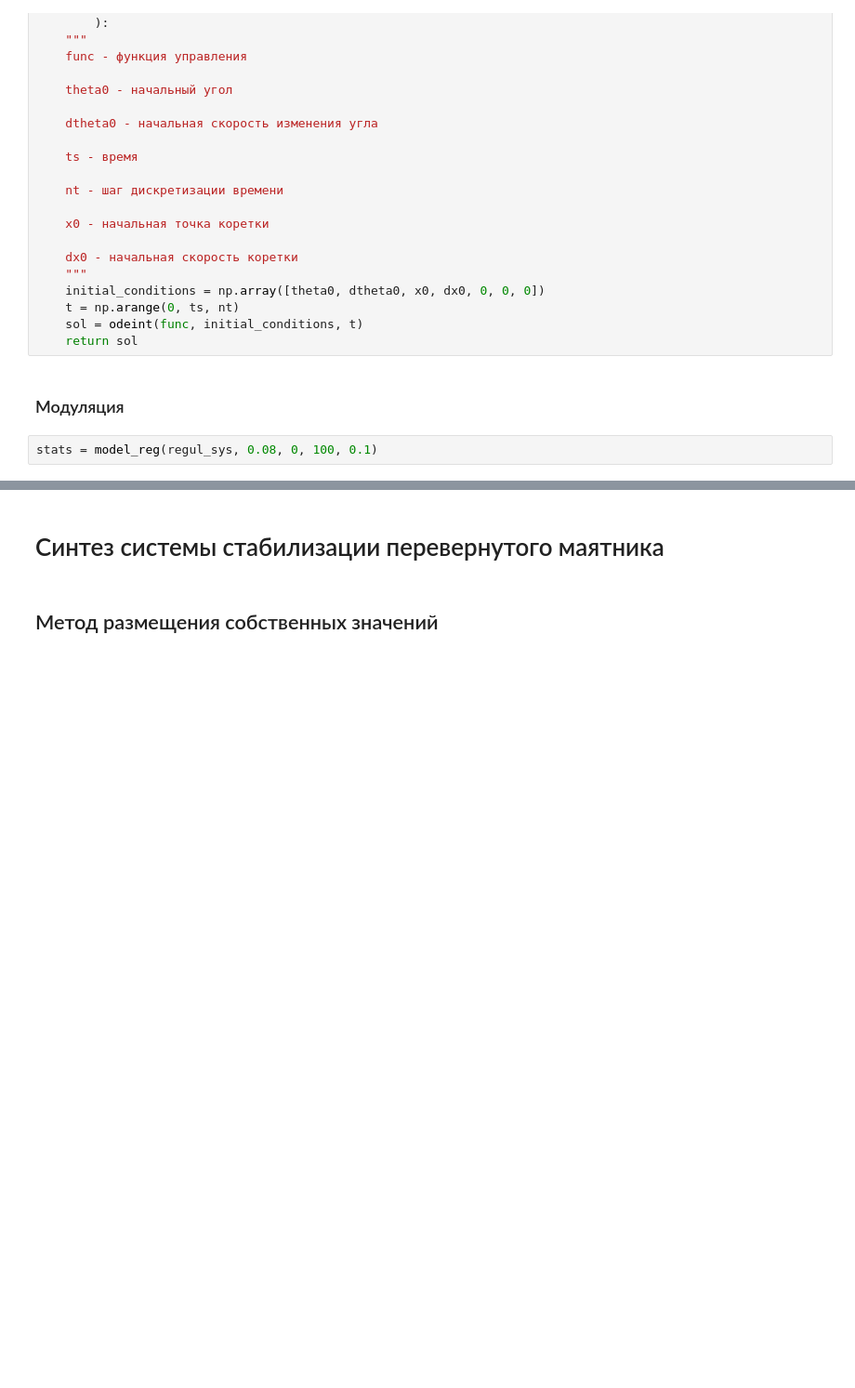
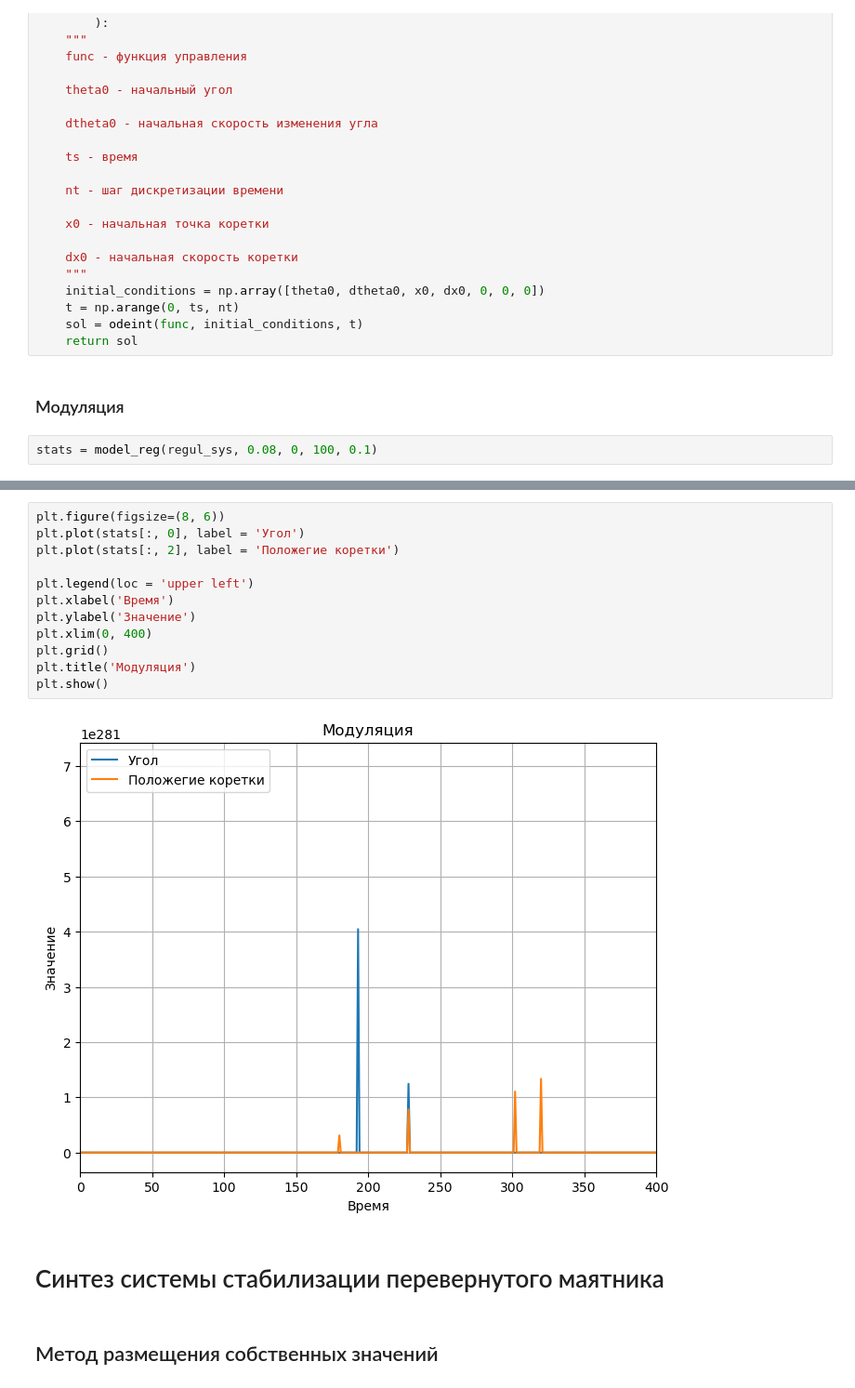
Before and after one commit to Filip-GG/TAU, a Jupyter notebook: kurs/main.ipynb, the cells around one changed output, grey strips where cells are left out. Shown at 93% size. Saved outputs shown, nothing was run; the diff lists cells and outputs as text; blank space fills up the shorter version.

```diff
--- a/kurs/main.ipynb
+++ b/kurs/main.ipynb
@@ -476,3 +484,17 @@ plt.show()
+# %%
+plt.figure(figsize=(8, 6))
+plt.plot(stats[:, 0], label = 'Угол')
+plt.plot(stats[:, 2], label = 'Положегие коретки')
+
+plt.legend(loc = 'upper left')
+plt.xlabel('Время')
+plt.ylabel('Значение')
+plt.xlim(0, 400)
+plt.grid()
+plt.title('Модуляция')
+plt.show()
+# %% [output]
+[figure, added]
 # %% [markdown]
 # Синтез системы стабилизации перевернутого маятника
 # %% [markdown]
```
Also changed, not shown: parts of 8 cells of this notebook, 2 other files.
